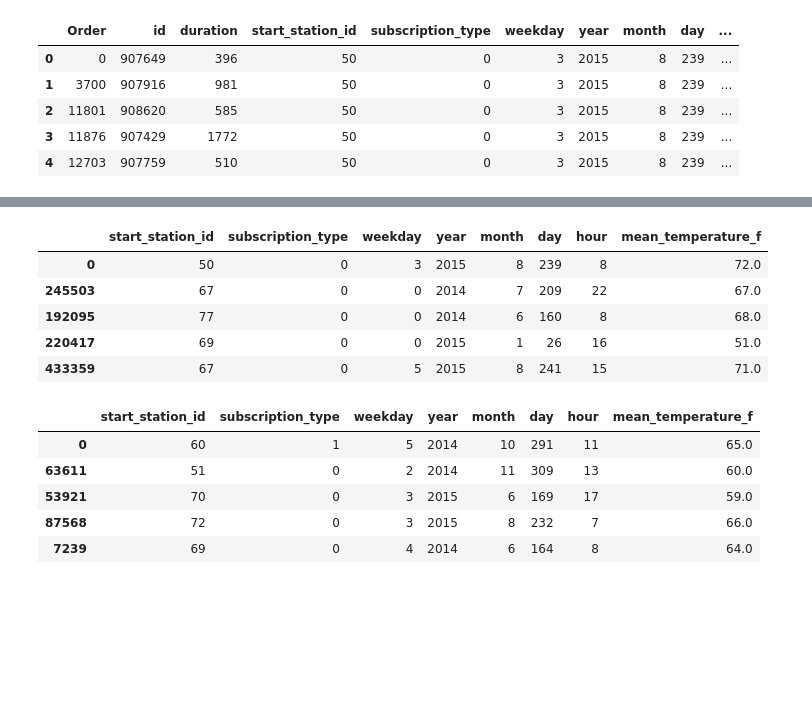
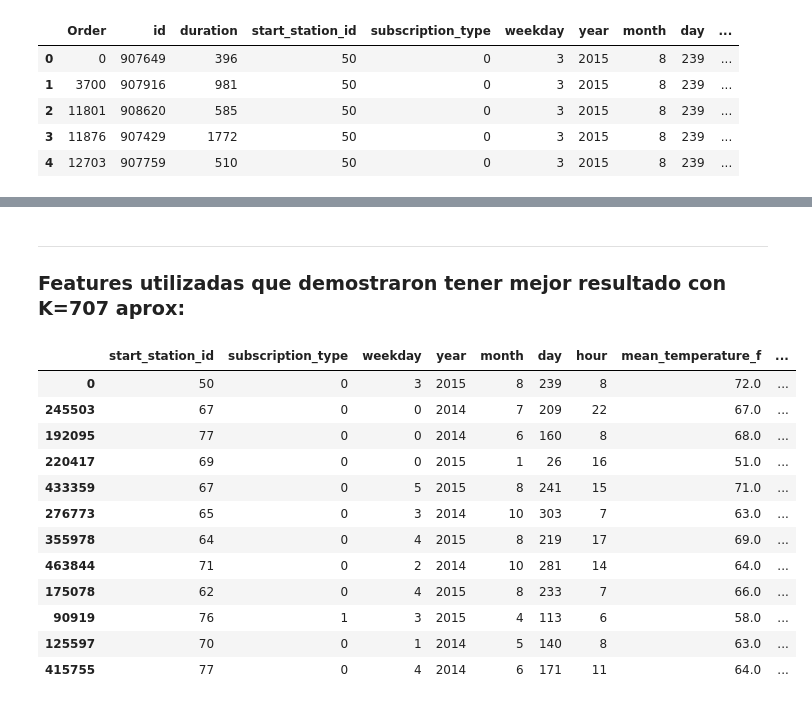
Before and after one commit to fpenovi/SFbikeTravelDuration, a Jupyter notebook: notebooks/code_drafts/KNN/PreProcessor_02.ipynb, the cells around one changed output, grey strips where cells are left out. Saved outputs shown, nothing was run; the diff lists cells and outputs as text; code cells hidden in the pictures; blank space fills up the shorter version.

```diff
--- a/notebooks/code_drafts/KNN/PreProcessor_02.ipynb
+++ b/notebooks/code_drafts/KNN/PreProcessor_02.ipynb
@@ -20,7 +20,7 @@ dfTest = dfTest[['id',
 dfTrain['Order'] = pd.Series(xrange(len(dfTrain)))
 dfTest['Order'] = pd.Series(xrange(len(dfTest)))
 
-dfWeather = dfWeather[['date', 'zip_code', 'mean_temperature_f']]
+dfWeather = dfWeather[['date', 'zip_code', 'mean_temperature_f', 'events']]
 
 print len(dfTrain)
 dfTrain.head()
@@ -58,6 +58,6 @@ dfTrain.subscription_type = dfTrain.subscription_type.astype('category', categor
 dfTest.subscription_type = dfTest.subscription_type.astype('category', categories=subscriptionTypes).cat.codes
 # %%
 dfWeather = dfWeather.join(pd.DataFrame(wdates))[['year', 'month', 'day', 'zip_code',
-                                                  'mean_temperature_f']]
+                                                  'mean_temperature_f', 'events']]
 dfWeather.head()
 # %% [output]
@@ -154,3 +193,16 @@ dfTest.mean_temperature_f = dfTest.apply(setSFMeanTemperature, axis=1)
+# %%
+# Completo los NaN de la tabla de Train
+dfTrain.events = dfTrain.apply(fillEvents, axis=1)
+
+# Completo los NaN de la tabla de Test
+dfTest.mean_temperature_f = dfTest.apply(setMeanTemperature, axis=1)
+dfTest.events = dfTest.apply(fillEvents, axis=1)
+# dfTest.mean_wind_speed_mph = dfTest.apply(setMeanWindSpeed, axis=1)
+
+# Cambio los events por enteros
+eventTypes = dfTrain.events.unique()
+dfTrain.events = dfTrain.events.astype('category', categories=eventTypes).cat.codes
+dfTest.events = dfTest.events.astype('category', categories=eventTypes).cat.codes
 # %%
 dfTrain.sort_values(by='Order', inplace=True)
 dfTest.sort_values(by='Order', inplace=True)
@@ -159,21 +211,22 @@ target = dfTrain.duration
 testIDs = dfTest.id
 dfTrain.drop(['Order', 'id', 'duration', 'zip_code'], axis=1, inplace=True)
 dfTest.drop(['Order', 'id', 'zip_code'], axis=1, inplace=True)
+# %% [markdown]
+___
+### Features utilizadas que demostraron tener mejor resultado con K=707 aprox:
 # %%
-dfTrain.head()
+dfTrain.head(12)
 # %% [output]
-|  | start_station_id | subscription_type | weekday | year | month | day | hour | mean_temperature_f |
-| 0 | 50 | 0 | 3 | 2015 | 8 | 239 | 8 | 72.0 |
-| 245503 | 67 | 0 | 0 | 2014 | 7 | 209 | 22 | 67.0 |
-| 192095 | 77 | 0 | 0 | 2014 | 6 | 160 | 8 | 68.0 |
-| 220417 | 69 | 0 | 0 | 2015 | 1 | 26 | 16 | 51.0 |
-| 433359 | 67 | 0 | 5 | 2015 | 8 | 241 | 15 | 71.0 |
+|  | start_station_id | subscription_type | weekday | year | month | day | hour | mean_temperature_f | ... |
+| 0 | 50 | 0 | 3 | 2015 | 8 | 239 | 8 | 72.0 | ... |
+| 245503 | 67 | 0 | 0 | 2014 | 7 | 209 | 22 | 67.0 | ... |
+| 192095 | 77 | 0 | 0 | 2014 | 6 | 160 | 8 | 68.0 | ... |
+| 220417 | 69 | 0 | 0 | 2015 | 1 | 26 | 16 | 51.0 | ... |
+| 433359 | 67 | 0 | 5 | 2015 | 8 | 241 | 15 | 71.0 | ... |
+| 276773 | 65 | 0 | 3 | 2014 | 10 | 303 | 7 | 63.0 | ... |
+| 355978 | 64 | 0 | 4 | 2015 | 8 | 219 | 17 | 69.0 | ... |
+| 463844 | 71 | 0 | 2 | 2014 | 10 | 281 | 14 | 64.0 | ... |
+| 175078 | 62 | 0 | 4 | 2015 | 8 | 233 | 7 | 66.0 | ... |
+| 90919 | 76 | 1 | 3 | 2015 | 4 | 113 | 6 | 58.0 | ... |
+| 125597 | 70 | 0 | 1 | 2014 | 5 | 140 | 8 | 63.0 | ... |
+| 415755 | 77 | 0 | 4 | 2014 | 6 | 171 | 11 | 64.0 | ... |
-# %%
-dfTest.head()
-# %% [output]
-|  | start_station_id | subscription_type | weekday | year | month | day | hour | mean_temperature_f |
-| 0 | 60 | 1 | 5 | 2014 | 10 | 291 | 11 | 65.0 |
-| 63611 | 51 | 0 | 2 | 2014 | 11 | 309 | 13 | 60.0 |
-| 53921 | 70 | 0 | 3 | 2015 | 6 | 169 | 17 | 59.0 |
-| 87568 | 72 | 0 | 3 | 2015 | 8 | 232 | 7 | 66.0 |
-| 7239 | 69 | 0 | 4 | 2014 | 6 | 164 | 8 | 64.0 |
```
Also changed, not shown: parts of 6 cells of this notebook, 2 other files.
